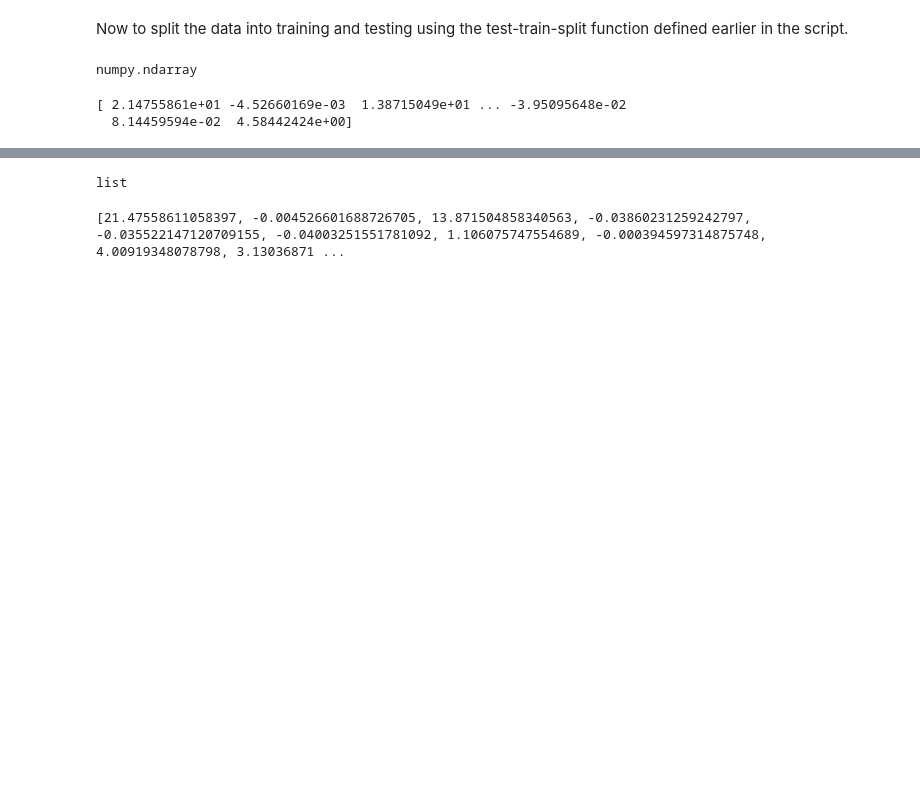
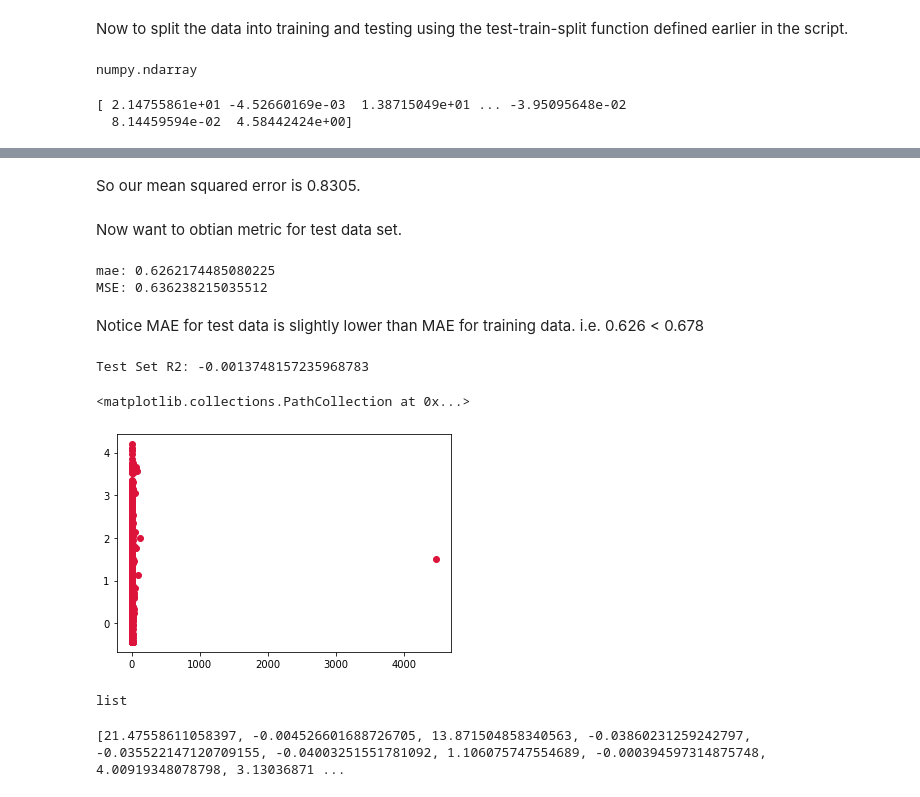
Before and after one commit to jbravo87/blog-projects, a Jupyter notebook: exoplanet_data_notebook.ipynb, the cells around one changed output, grey strips where cells are left out. Saved outputs shown, nothing was run; the diff lists cells and outputs as text; code cells hidden in the pictures; blank space fills up the shorter version.

```diff
--- a/exoplanet_data_notebook.ipynb
+++ b/exoplanet_data_notebook.ipynb
@@ -371,3 +422,32 @@ def the_real_random_algo(train_list, test_list):
+# %% [markdown]
+So our mean squared error is 0.8305.
+# %% [markdown]
+Now want to obtian metric for test data set.
+# %%
+# Prediction for y_test
+y_pred3 = [y_pred] * len(y_test)
+y_pred3
+# Mean absolute error for test data
+mae = mean_absolute_error(y_test, y_pred3)
+# Mean squared error for test data
+mse = mean_squared_error(y_test, y_pred3)
+print(f'mae: {mae} \nMSE: {mse}')
+# %% [output]
+mae: 0.6262174485080225
+MSE: 0.636238215035512
+# %% [markdown]
+Notice MAE for test data is slightly lower than MAE for training data.
+i.e. 0.626 < 0.678
+# %%
+y_test_r2 = r2_score(y_test, y_pred3)
+print(f'Test Set R2: {y_test_r2}')
+# %% [output]
+Test Set R2: -0.0013748157235968783
+# %%
+plt.scatter(X, y, c = 'crimson')
+# %% [output]
+<matplotlib.collections.PathCollection at 0x...>
+[figure, added]
 # %%
 list2 = list(x_train)
 list3 = list(x_test)
```
Also changed, not shown: parts of 54 cells of this notebook.
